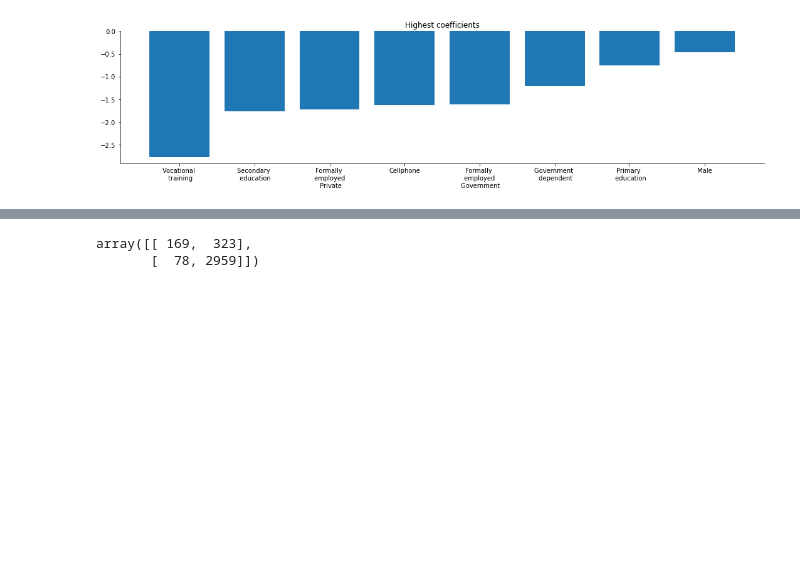
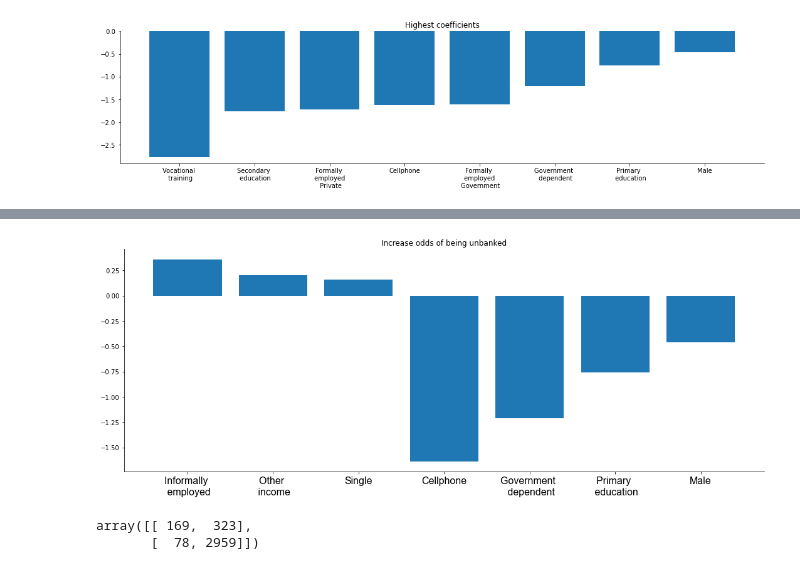
Before and after one commit to tawney-kirkland/03-mcnulty, a Jupyter notebook: data-processing_logreg-MAIN-LASSO-unscaled.ipynb, the cells around one changed output, grey strips where cells are left out. Cells and saved outputs as stored; diff of their text form; code cells hidden in the pictures; blank space fills up the shorter version.

```diff
--- a/data-processing_logreg-MAIN-LASSO-unscaled.ipynb
+++ b/data-processing_logreg-MAIN-LASSO-unscaled.ipynb
@@ -629,3 +647,22 @@ plt.savefig("strongestcoefficients.svg")
+# %%
+plt.figure(figsize=[15,6])
+
+ticks_x = ['Informally \n employed','Other \n income','Single','Cellphone',
+           'Government \n dependent', 'Primary \n education','Male']
+
+y = [0.36, 0.20, 0.16, -1.64, -1.21, -0.76,-0.46]
+
+spacing = np.linspace(0,6,7)
+plt.bar(ticks_x,y)
+plt.xticks(spacing, ticks_x,family='arial',fontsize=16)
+plt.title('Increase odds of being unbanked')
+plt.gca().spines['top'].set_visible(False)
+plt.gca().spines['right'].set_visible(False)
+plt.tight_layout()
+plt.show;
+plt.savefig("combinedodds.svg")
+# %% [output]
+[figure, added]
 # %%
 confusion_matrix(df_val_13['no_acc'],
                  preds13)
```
Also changed, not shown: parts of 69 cells of this notebook, 1 other file.
